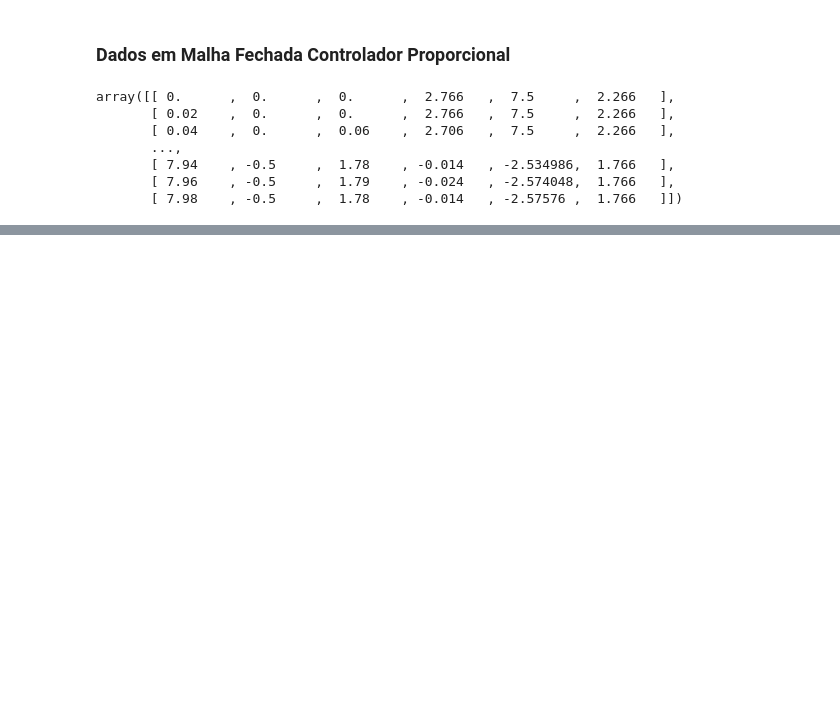
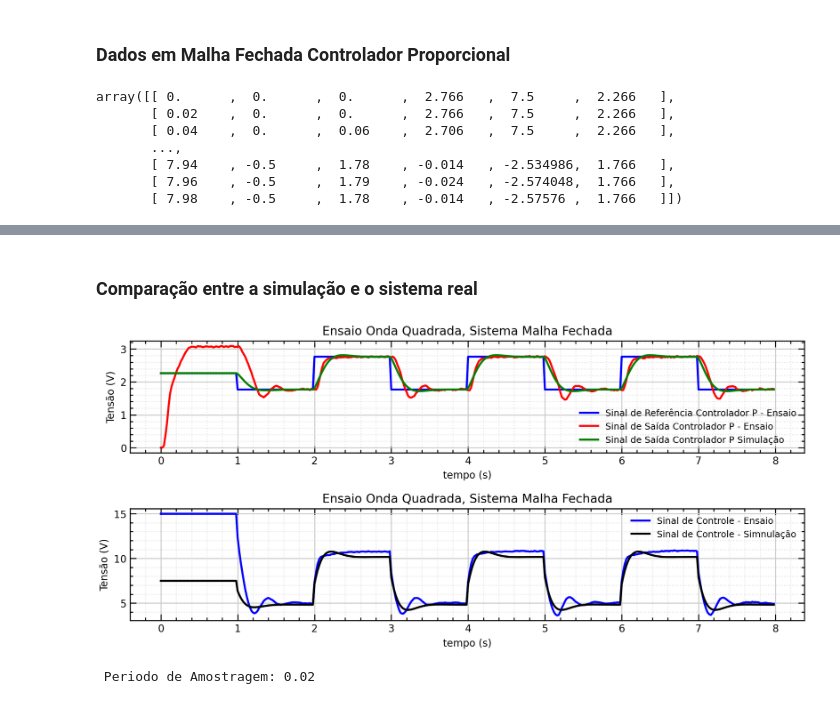
Before and after one commit to Oseiasdfarias/lab_control, a Jupyter notebook: implementacao_controladores_p_pi/Relatorio_3_Implementação_Controlador_P_e_PI.ipynb, the cells around one changed output, grey strips where cells are left out. Cells and saved outputs as stored; diff of their text form; code cells hidden in the pictures; blank space fills up the shorter version.

```diff
--- a/implementacao_controladores_p_pi/Relatorio_3_Implementação_Controlador_P_e_PI.ipynb
+++ b/implementacao_controladores_p_pi/Relatorio_3_Implementação_Controlador_P_e_PI.ipynb
@@ -501,3 +427,11 @@ array([[ 0.      ,  0.      ,  0.      ,  2.766   ,  7.5     ,  2.266   ],
        [ 7.94    , -0.5     ,  1.78    , -0.014   , -2.534986,  1.766   ],
        [ 7.96    , -0.5     ,  1.79    , -0.024   , -2.574048,  1.766   ],
        [ 7.98    , -0.5     ,  1.78    , -0.014   , -2.57576 ,  1.766   ]])
+# %%
+# Dados
+tempo_controle_pi = np.array(dados_malha_fechada_pi[:,0])
+referencia_controlador_pi  = np.array(dados_malha_fechada_pi[:,1])
+sinal_saida_controlador_pi = np.array(dados_malha_fechada_pi[:,2])
+sinal_erro_controlador_pi = np.array(dados_malha_fechada_pi[:,3])
+sinal_controle_controlador_pi = np.array(dados_malha_fechada_pi[:,4])
+referencia_offeset_controlador_pi = np.array(dados_malha_fechada_pi[:,5])
@@ -503,0 +481,46 @@ array([[ 0.      ,  0.      ,  0.      ,  2.766   ,  7.5     ,  2.266   ],
+# %% [markdown]
+### Comparação entre a simulação e o sistema real
+# %%
+plt.figure(figsize=(12, 5))
+plt.subplot(211)
+plt.plot(tempo_controle_pi, referencia_offeset_controlador_pi,
+         c='b', label="Sinal de Referência Controlador P - Ensaio")
+plt.plot(tempo_controle_pi, sinal_saida_controlador_pi,
+         c='r', label= "Sinal de Saída Controlador P - Ensaio")
+plt.plot(tempo_controle_pi, y_malha_fechada_pi + 2.266,
+         c='g', label="Sinal de Saída Controlador P Simulação")
+
+plt. title('Ensaio Onda Quadrada, Sistema Malha Fechada', fontsize=12)
+plt.ylabel('Tensão (V)', fontsize=10)
+plt.xlabel('tempo (s)', fontsize=10)
+plt.legend(fontsize=9)
+plt.grid(which='both')
+
+plt.grid(which='major', color='#CCCCCC', linestyle='-', alpha=1)
+plt.grid(which='minor', color='#CCCCCC', linestyle=':', alpha=0.5)
+
+
+plt.subplot(212)
+plt.plot(tempo_controle_pi, sinal_controle_controlador_pi + 7.5,
+         c = 'b', label = "Sinal de Controle - Ensaio")
+plt.plot(tempo_controle_pi, sinal_controle_pi + 7.5,
+         c = 'black', label = "Sinal de Controle - Simnulação")
+
+plt. title('Ensaio Onda Quadrada, Sistema Malha Fechada', fontsize=12)
+plt.ylabel('Tensão (V)', fontsize=10)
+plt.xlabel('tempo (s)', fontsize=10)
+plt.legend(fontsize=9)
+
+plt.grid(which='both')
+
+plt.grid(which='major', color='#CCCCCC', linestyle='-', alpha=1)
+plt.grid(which='minor', color='#CCCCCC', linestyle=':', alpha=0.5)
+
+plt.subplots_adjust(hspace=0.5)
+plt.show()
+
+Ts = 0.02
+print('\n','Periodo de Amostragem:', Ts)
+# %% [output]
+[figure, added]
+ Periodo de Amostragem: 0.02
```
Also changed, not shown: parts of 10 cells of this notebook.
